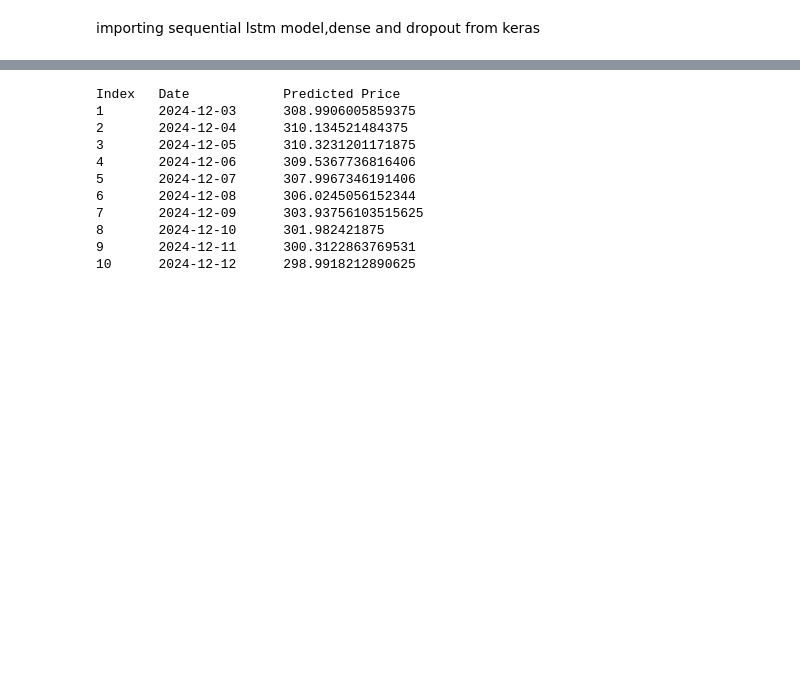
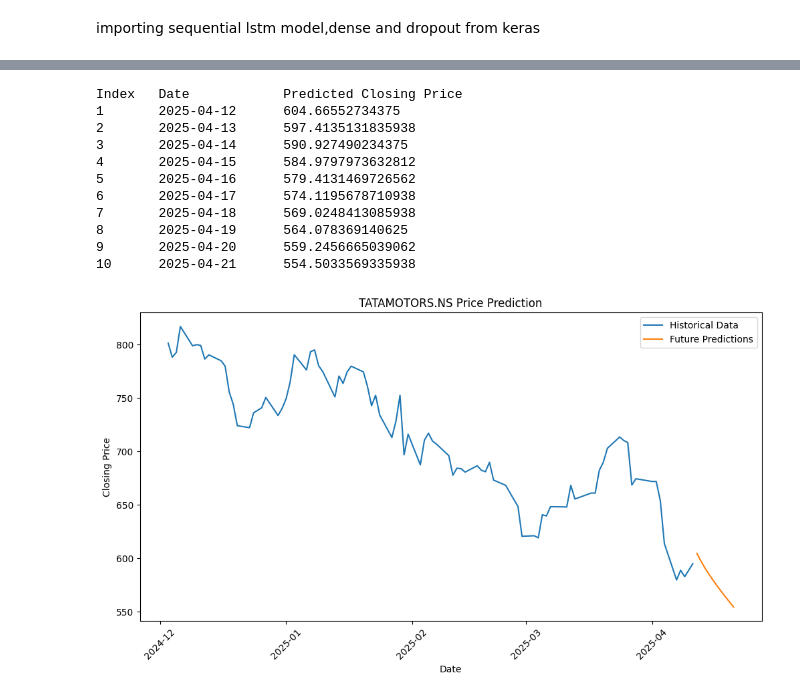
Before and after one commit to ShubhamShaw01/StockMarketPrediction, a Jupyter notebook: StockMarketPrediction.ipynb, the cells around one changed output, grey strips where cells are left out. Saved outputs shown, nothing was run; the diff lists cells and outputs as text; code cells hidden in the pictures; blank space fills up the shorter version.

```diff
--- a/StockMarketPrediction.ipynb
+++ b/StockMarketPrediction.ipynb
@@ -253,19 +302,33 @@ future_predictions = scaler.inverse_transform(np.array(future_predictions).resha
 # %%
 Last_date = data['Date'].iloc[-1].strftime('%Y-%m-%d')
-print("Index\tDate\t\tPredicted Price")
+print("Index\tDate\t\tPredicted Closing Price")
 for i in range(1,11):
     future_date = datetime.strptime(Last_date, '%Y-%m-%d') + pd.DateOffset(days=i)
     future_date
     print(f"{i}\t{future_date.strftime('%Y-%m-%d')}\t{future_predictions[i-1][0]}")
 # %% [output]
-Index   Date            Predicted Price
-1       2024-12-03      308.9906005859375
-2       2024-12-04      310.134521484375
-3       2024-12-05      310.3231201171875
-4       2024-12-06      309.5367736816406
-5       2024-12-07      307.9967346191406
-6       2024-12-08      306.0245056152344
-7       2024-12-09      303.93756103515625
-8       2024-12-10      301.982421875
-9       2024-12-11      300.3122863769531
-10      2024-12-12      298.9918212890625
+Index   Date            Predicted Closing Price
+1       2025-04-12      604.66552734375
+2       2025-04-13      597.4135131835938
+3       2025-04-14      590.927490234375
+4       2025-04-15      584.9797973632812
+5       2025-04-16      579.4131469726562
+6       2025-04-17      574.1195678710938
+7       2025-04-18      569.0248413085938
+8       2025-04-19      564.078369140625
+9       2025-04-20      559.2456665039062
+10      2025-04-21      554.5033569335938
+# %%
+last_100_days_data = data.iloc[-90:]
+future_dates = [data['Date'].iloc[-1] + pd.DateOffset(days=i) for i in range(1, 11)]
+plt.figure(figsize=(12, 6))
+plt.plot(last_100_days_data['Date'], last_100_days_data['Close'], label='Historical Data')
+plt.plot(future_dates, future_predictions, label='Future Predictions')
+plt.xlabel("Date")
+plt.ylabel("Closing Price")
+plt.title(f"{stock} Price Prediction")
+plt.legend()
+plt.xticks(rotation=45)
+plt.show()
+# %% [output]
+[figure, added]
```
Also changed, not shown: parts of 17 cells of this notebook.
